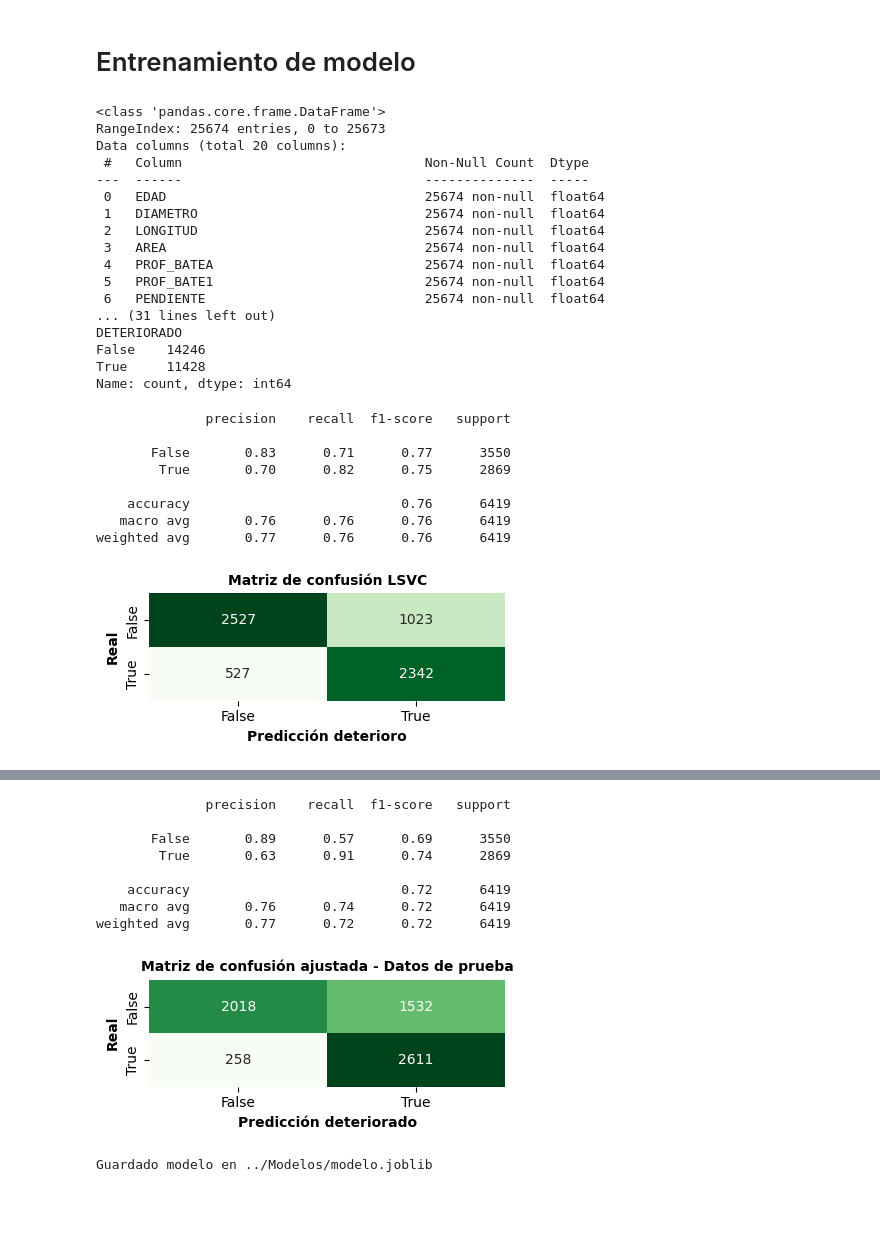
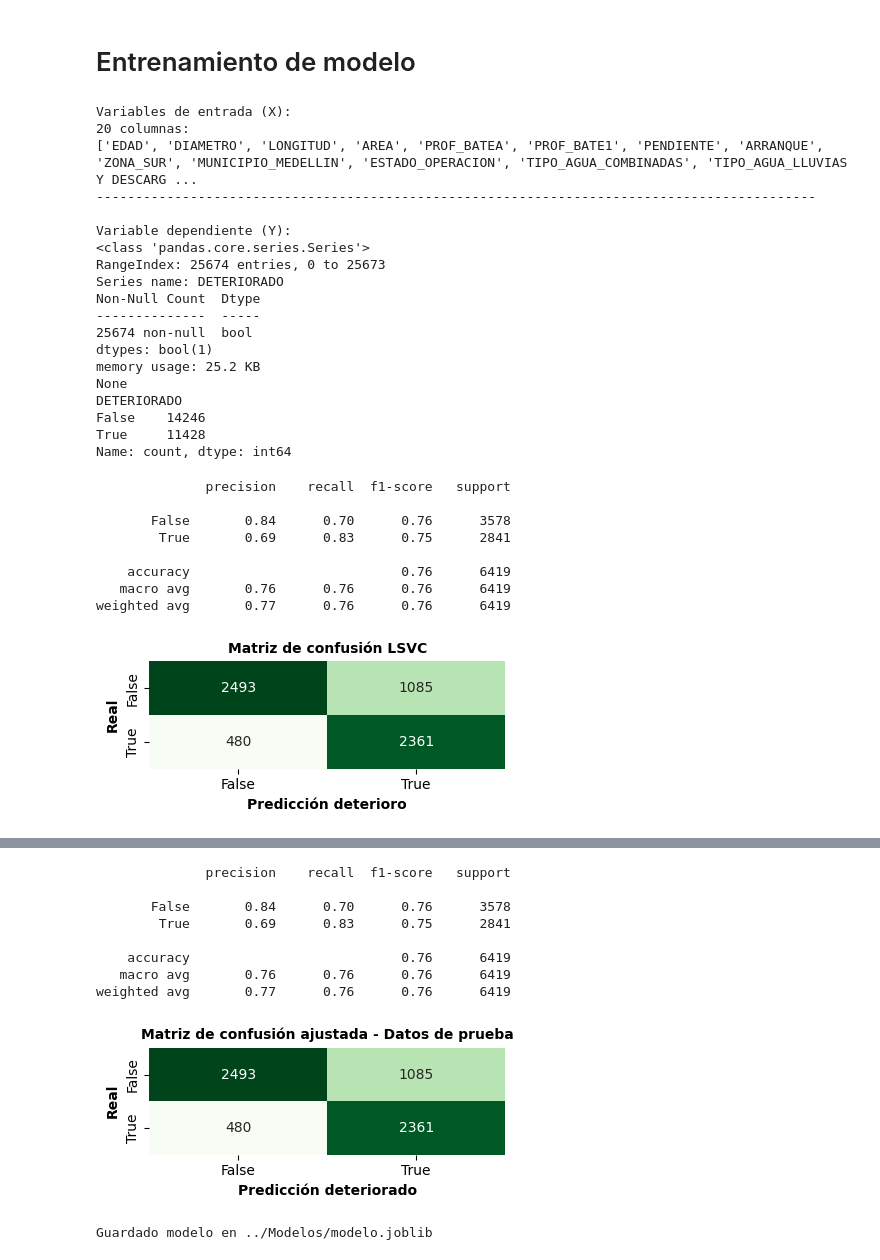
Before and after one commit to darangc/Modelo_deterioro_tramos, a Jupyter notebook: Notebooks/Fase 4 - Entrenar Modelo.ipynb, the cells around one changed output, grey strips where cells are left out. Saved outputs shown, nothing was run; the diff lists cells and outputs as text; code cells hidden in the pictures; blank space fills up the shorter version.

Commit message:
Aplicacion modelo XGB a prediccion completa

```diff
--- a/Notebooks/Fase 4 - Entrenar Modelo.ipynb
+++ b/Notebooks/Fase 4 - Entrenar Modelo.ipynb
@@ -28,24 +29,28 @@ df_datos_codificados = pd.read_csv(archivo_datos_codificados, low_memory=False)
 X = df_datos_codificados.drop('DETERIORADO', axis='columns')
 Y = df_datos_codificados['DETERIORADO']
 
-print(X.info())
-print(X.head())
+print('\nVariables de entrada (X):')
+print(f'{len(X.columns)} columnas:\n{X.columns.to_list()}')
+print('-' * 92)
+print('\nVariable dependiente (Y):')
 print(Y.info())
 print(Y.value_counts().sort_index())
 # %% [output]
-<class 'pandas.core.frame.DataFrame'>
+Variables de entrada (X):
+20 columnas:
+['EDAD', 'DIAMETRO', 'LONGITUD', 'AREA', 'PROF_BATEA', 'PROF_BATE1', 'PENDIENTE', 'ARRANQUE', 'ZONA_SUR', 'MUNICIPIO_MEDELLIN', 'ESTADO_OPERACION', 'TIPO_AGUA_COMBINADAS', 'TIPO_AGUA_LLUVIAS Y DESCARG ...
+--------------------------------------------------------------------------------------------
+
+Variable dependiente (Y):
+<class 'pandas.core.series.Series'>
 RangeIndex: 25674 entries, 0 to 25673
-Data columns (total 20 columns):
- #   Column                               Non-Null Count  Dtype
----  ------                               --------------  -----
- 0   EDAD                                 25674 non-null  float64
- 1   DIAMETRO                             25674 non-null  float64
- 2   LONGITUD                             25674 non-null  float64
- 3   AREA                                 25674 non-null  float64
- 4   PROF_BATEA                           25674 non-null  float64
- 5   PROF_BATE1                           25674 non-null  float64
- 6   PENDIENTE                            25674 non-null  float64
-... (31 lines left out)
+Series name: DETERIORADO
+Non-Null Count  Dtype
+--------------  -----
+25674 non-null  bool
+dtypes: bool(1)
+memory usage: 25.2 KB
+None
 DETERIORADO
 False    14246
 True     11428
@@ -59,7 +64,21 @@ Name: count, dtype: int64
 #                        min_samples_leaf=2000, min_samples_split=10,
 #                        n_estimators=10000, n_jobs=-1)
 # modelo = SVC(C=20, class_weight={False: 1, True: 2})
-modelo = HistGradientBoostingClassifier(class_weight={False: 0.6978099115541204, True: 1}, early_stopping=False, l2_regularization=1, learning_rate=0.015, max_leaf_nodes=63, min_samples_leaf=5)
+# modelo = HistGradientBoostingClassifier(class_weight={False: 0.6978099115541204, True: 1}, early_stopping=False, l2_regularization=1, learning_rate=0.015, max_leaf_nodes=63, min_samples_leaf=5)
+modelo = XGBClassifier()
+params = {
+    'device'           : 'gpu',
+    'eval_metric'      : 'logloss',
+    'learning_rate'    : 0.01,
+    'max_depth'        : 3,
+    'min_child_weight' : 0.05,
+    'n_jobs'           : -1,
+    'objective'        : 'binary:logistic',
+    'reg_lambda'       : 10,
+    'scale_pos_weight' : 1.3021900884458795,
+    'subsample'        : 0.5,
+}
+modelo.set_params(**params)
 
 x_train, x_test, y_train, y_test = train_test_split(X, Y)
 modelo.fit(x_train, y_train)
@@ -79,8 +98,8 @@ plt.show()
 # %% [output]
               precision    recall  f1-score   support
 
-       False       0.83      0.71      0.77      3550
-        True       0.70      0.82      0.75      2869
+       False       0.84      0.70      0.76      3578
+        True       0.69      0.83      0.75      2841
 
     accuracy                           0.76      6419
    macro avg       0.76      0.76      0.76      6419
@@ -93,39 +112,39 @@ weighted avg       0.77      0.76      0.76      6419
 # %%
 # Obtener las probabilidades estimadas
 probabilities = modelo.predict_proba(x_test)[:, 1]  # Probabilidades de la clase positiva
 
 # Definir umbral
-threshold = 0.34
+threshold = 0.5 # Sin ajuste adicional para modelo XGBoost
 
 # Obtener las predicciones ajustadas después de ajustar el umbral de decisión
 adjusted_predictions = (probabilities > threshold).astype(int)
 
 # Generar el classification_report con las nuevas predicciones ajustadas
 report = classification_report(y_test, adjusted_predictions)
 
 # Generar la matriz de confusión con las nuevas predicciones ajustadas
 conf_matrix = confusion_matrix(y_test, adjusted_predictions)
 
 # Imprimir el classification_report y la matriz de confusión
 print(report)
 plt.figure(figsize=(8, 2))
 plt.subplot(1, 2, 1)
 sns.heatmap(conf_matrix, annot=True, fmt='d', cmap='Greens', cbar=False, xticklabels=class_names, yticklabels=class_names)
 plt.xlabel('Predicción deteriorado', fontweight='bold')
 plt.ylabel('Real', fontweight='bold')
 plt.title('Matriz de confusión ajustada - Datos de prueba', fontsize=10, fontweight='bold')
 plt.tight_layout()
 plt.show()
 # %% [output]
               precision    recall  f1-score   support
 
-       False       0.89      0.57      0.69      3550
-        True       0.63      0.91      0.74      2869
+       False       0.84      0.70      0.76      3578
+        True       0.69      0.83      0.75      2841
 
-    accuracy                           0.72      6419
-   macro avg       0.76      0.74      0.72      6419
-weighted avg       0.77      0.72      0.72      6419
+    accuracy                           0.76      6419
+   macro avg       0.76      0.76      0.76      6419
+weighted avg       0.77      0.76      0.76      6419
-[figure, old version]
+[figure, new version]
 # %%
 # Guardar modelo entrenado
 
```
Also changed, not shown: parts of 1 cell of this notebook, 3 other files.
